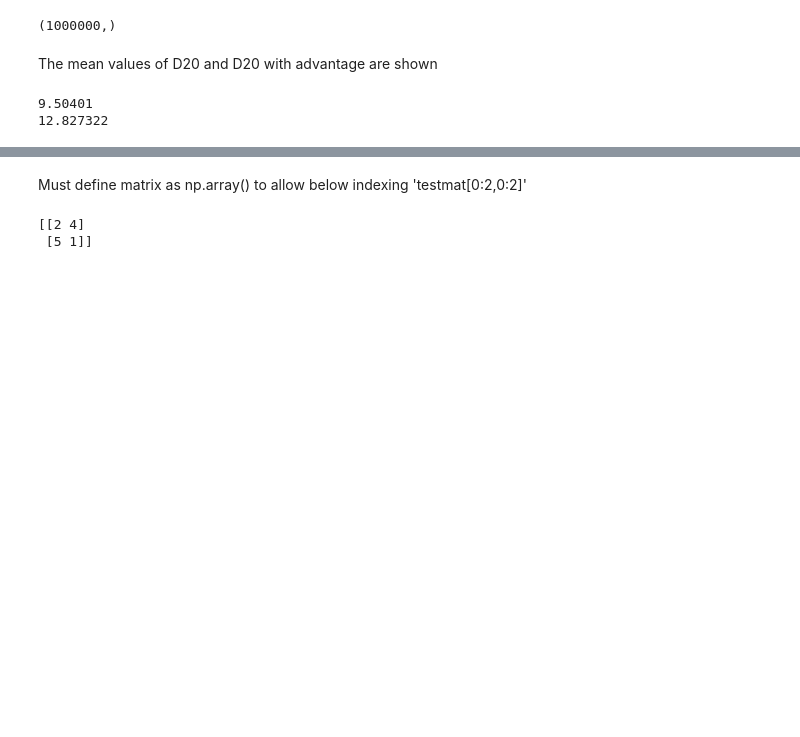
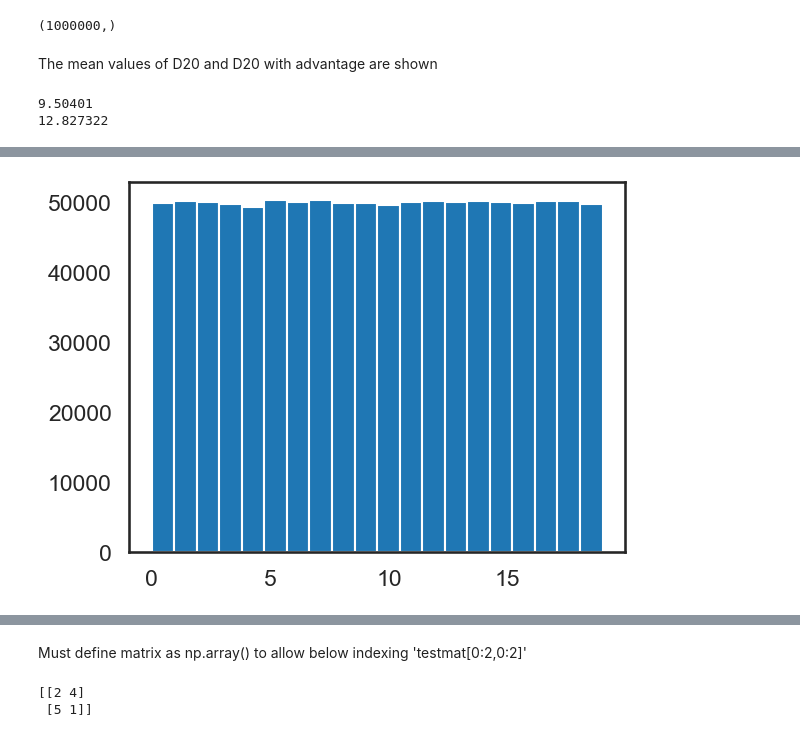
Before and after one commit to SeanMcQuade/python_np_pd_mlt_refresher, a Jupyter notebook: advantageAnalysis.ipynb, the cells around one changed output, grey strips where cells are left out. Cells and saved outputs as stored; diff of their text form; code cells hidden in the pictures; blank space fills up the shorter version.

```diff
--- a/advantageAnalysis.ipynb
+++ b/advantageAnalysis.ipynb
@@ -54,0 +72,8 @@ NameError: name 'ax' is not defined
+# %%
+import matplotlib.pyplot as plt
+import numpy as np
+
+plt.hist(D20_noAdvantage, bins=20)
+plt.show()
+# %% [output]
+[figure, added]
```
Also changed, not shown: parts of 5 cells of this notebook.
